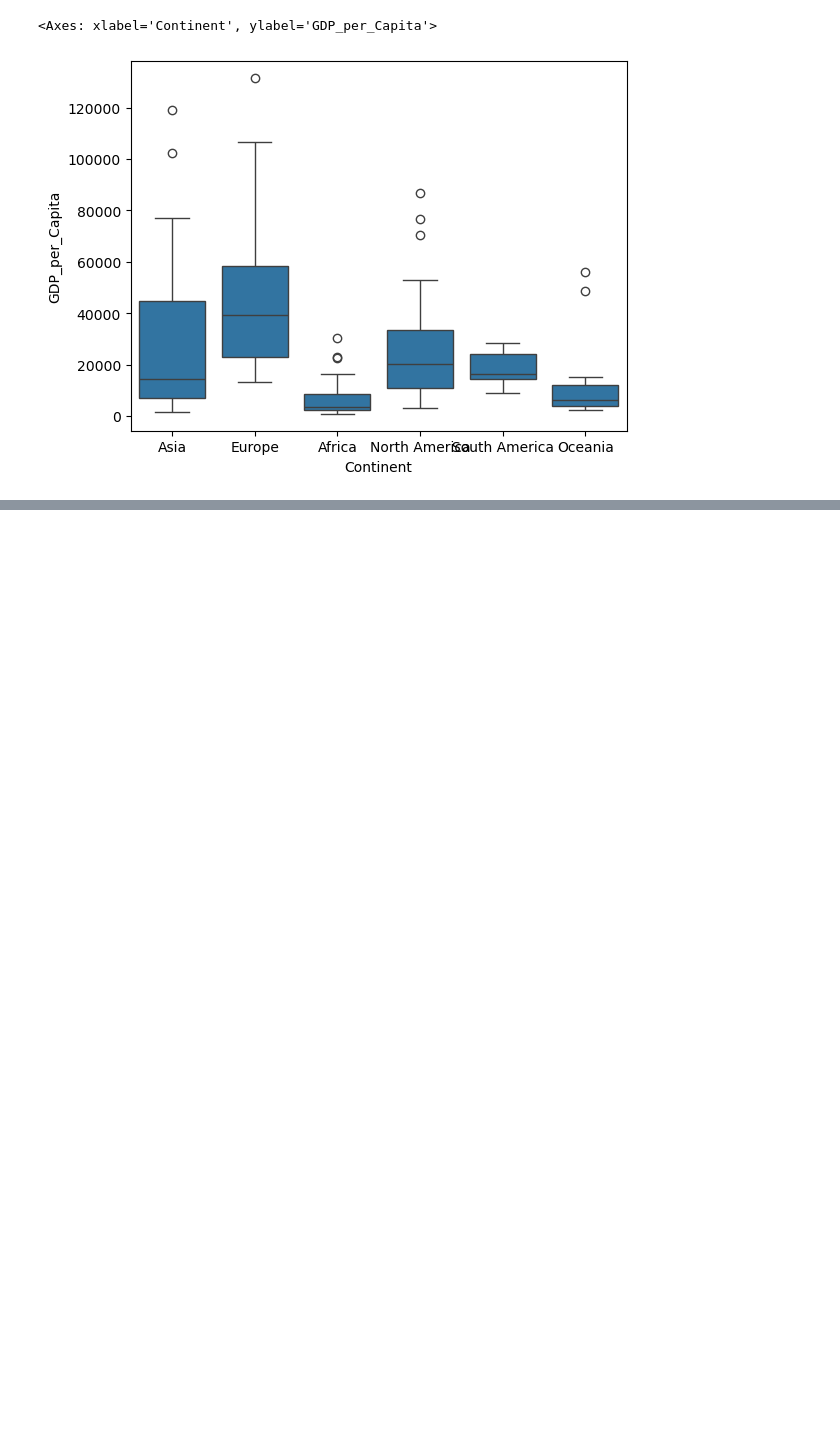
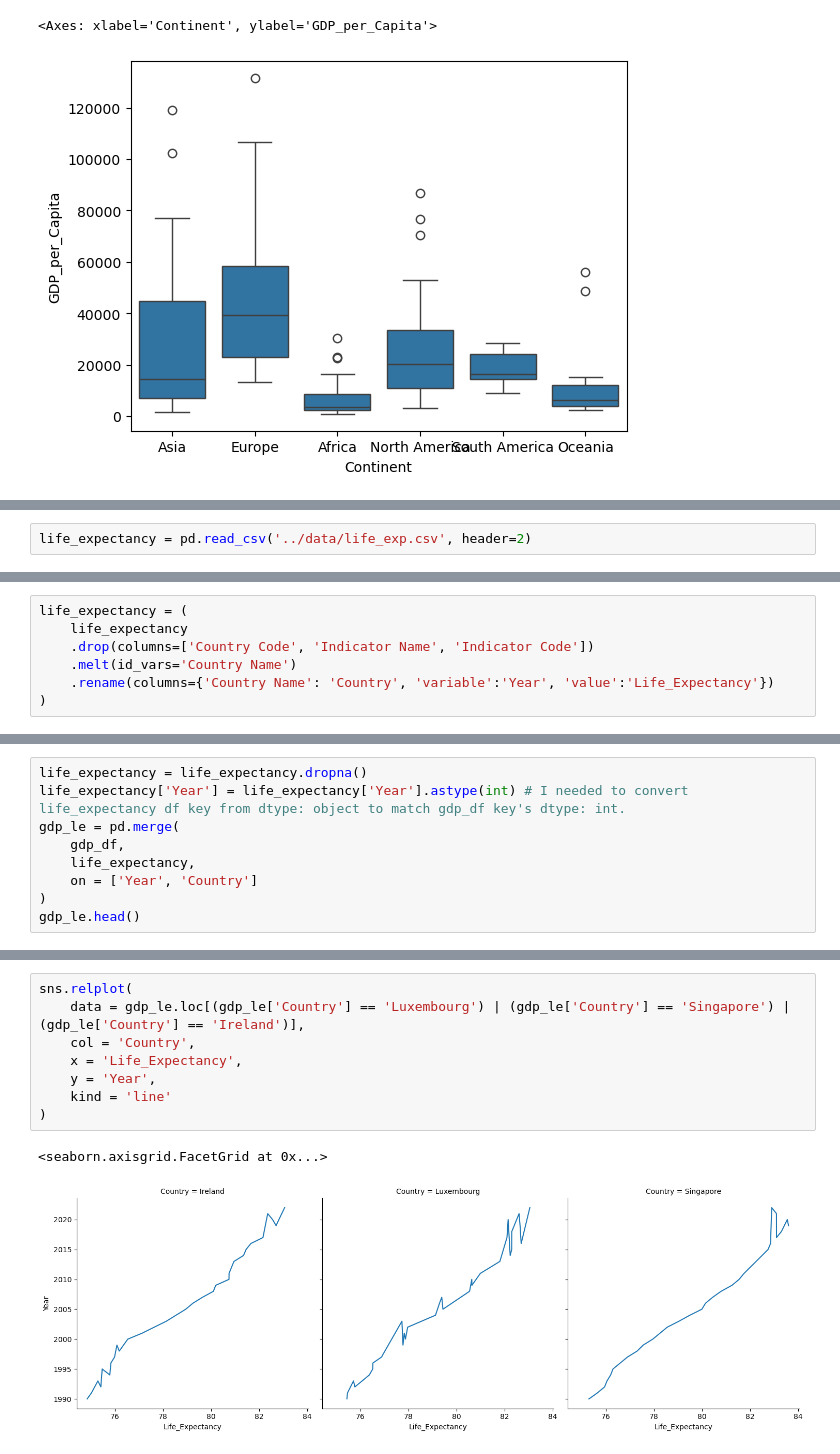
Before and after one commit to nss-data-science-cohort-8/un-exploration-BillyBrothers, a Jupyter notebook: notebooks/UN_Data_Exploration.ipynb, the cells around one changed output, grey strips where cells are left out. Cells and saved outputs as stored; diff of their text form; blank space fills up the shorter version.

```diff
--- a/notebooks/UN_Data_Exploration.ipynb
+++ b/notebooks/UN_Data_Exploration.ipynb
@@ -294,0 +297,2 @@ sns.boxplot(x='Continent', y='GDP_per_Capita', data=gdp_df[gdp_df['Year'] == 202
+# %%
+life_expectancy = pd.read_csv('../data/life_exp.csv', header=2)
@@ -294,0 +323,7 @@ sns.boxplot(x='Continent', y='GDP_per_Capita', data=gdp_df[gdp_df['Year'] == 202
+# %%
+life_expectancy = (
+    life_expectancy
+    .drop(columns=['Country Code', 'Indicator Name', 'Indicator Code'])
+    .melt(id_vars='Country Name')
+    .rename(columns={'Country Name': 'Country', 'variable':'Year', 'value':'Life_Expectancy'})
+)
@@ -294,0 +351,9 @@ sns.boxplot(x='Continent', y='GDP_per_Capita', data=gdp_df[gdp_df['Year'] == 202
+# %%
+life_expectancy = life_expectancy.dropna()
+life_expectancy['Year'] = life_expectancy['Year'].astype(int) # I needed to convert life_expectancy df key from dtype: object to match gdp_df key's dtype: int.
+gdp_le = pd.merge(
+    gdp_df,
+    life_expectancy,
+    on = ['Year', 'Country']
+)
+gdp_le.head()
@@ -294,0 +394,11 @@ sns.boxplot(x='Continent', y='GDP_per_Capita', data=gdp_df[gdp_df['Year'] == 202
+# %%
+sns.relplot(
+    data = gdp_le.loc[(gdp_le['Country'] == 'Luxembourg') | (gdp_le['Country'] == 'Singapore') | (gdp_le['Country'] == 'Ireland')],
+    col = 'Country',
+    x = 'Life_Expectancy',
+    y = 'Year',
+    kind = 'line'
+)
+# %% [output]
+<seaborn.axisgrid.FacetGrid at 0x...>
+[figure, added]
```
Also changed, not shown: parts of 22 cells of this notebook.
